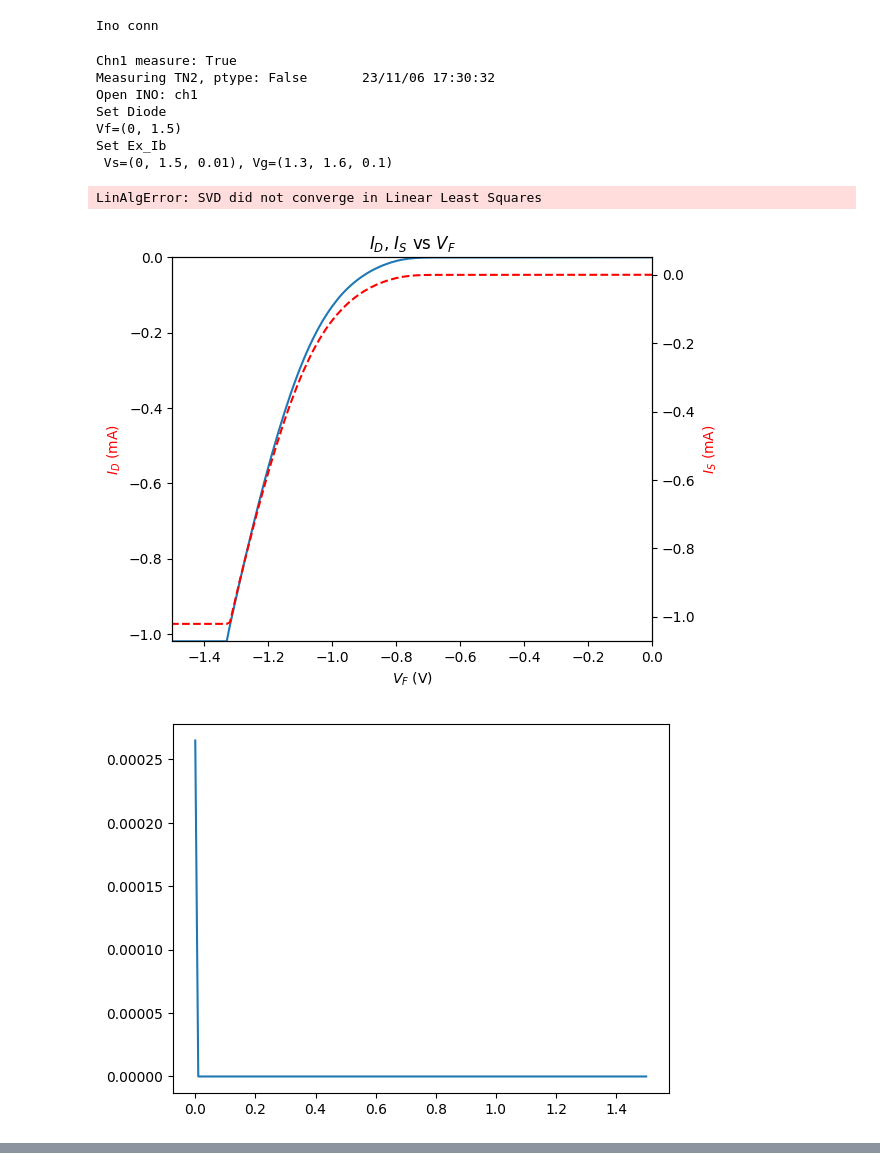
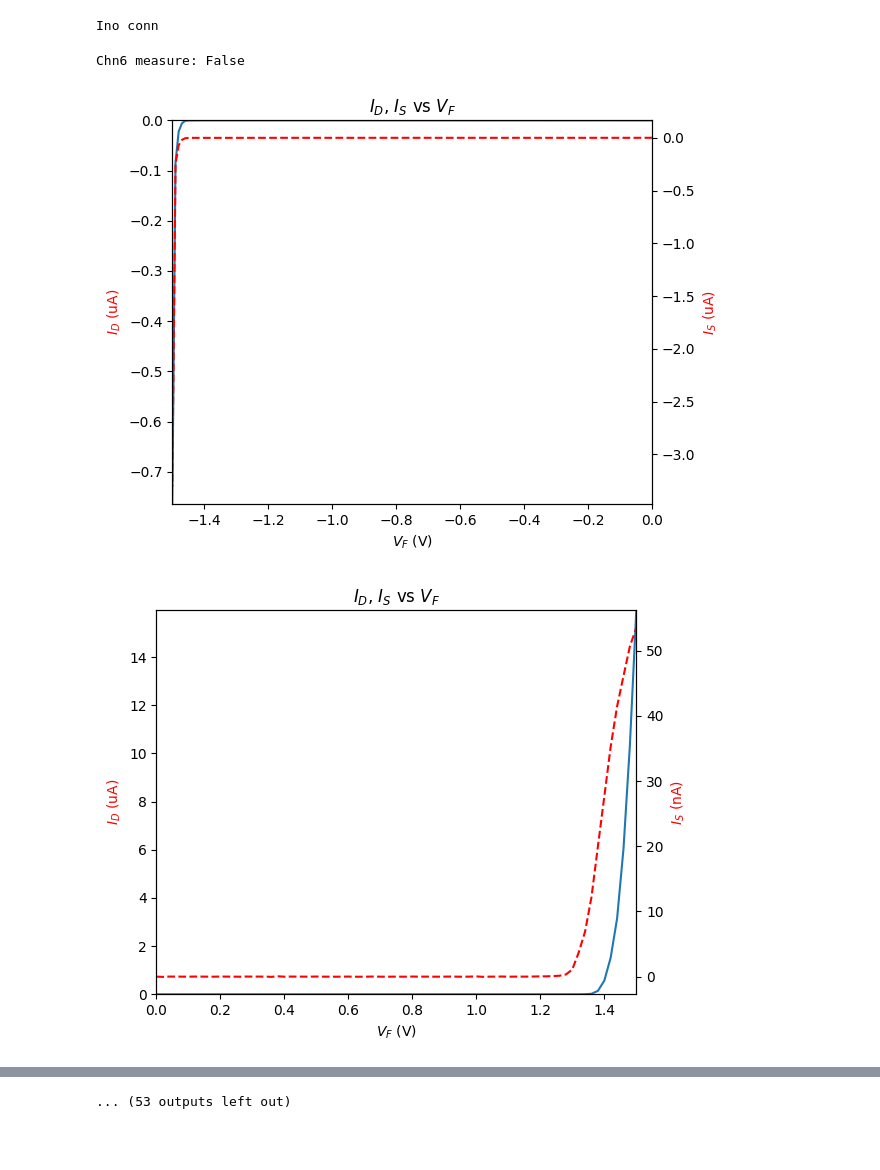
Before and after one commit to lszucchi/HPIB, a Jupyter notebook: LoopNotebook.ipynb, the cells around one changed output, grey strips where cells are left out. Drawn from its saved outputs; the diff is of its cells as text; code cells hidden in the pictures; blank space fills up the shorter version.

```diff
--- a/LoopNotebook.ipynb
+++ b/LoopNotebook.ipynb
@@ -11,43 +10,29 @@ print("Ino conn")
 # %% [output]
 Ino conn
 # %%
-ChnSelect = [True, False, False, False, False, False]
-ChnPrefix=['TN2', 'TP6', '', 'TP10', 'TP1','']
+ChnSelect = [True, False, False, True, False, False]
+ChnPrefix=['TN4', '', '', 'TP9', '','']
 ptype= [False, True, True, True, True, True]
 # %%
-for i in range(1):
+for i in range(32):
     clear_output(wait=True)
 
     progress="Waiting"
-
-    for j in range(60):
-        if datetime.datetime.now().time().minute%30 == 0: break
-        if j%2==0:
-            clear_output(wait=True)
-            print(f"Waiting {datetime.datetime.now().strftime('%H:%M')}")
-        time.sleep(30)
 
     print(f"Measurement: {i+1}")
     start=datetime.datetime.now().strftime("%y%m%d %H-%M")
 
     for n, Chn in enumerate(ChnSelect):
         clear_output(wait=True)
         print(f"Chn{n+1} measure: {Chn}")
         if Chn:
             printf(f"Measuring {ChnPrefix[n]}, ptype: {ptype[n]}       {datetime.datetime.now().strftime('%y/%m/%d %H:%M:%S')}", start, True)
             INO.opench(n+1)
             loop(ChnPrefix[n], ptype[n], start)
             printf('', start, True)
 
     now=datetime.datetime.now().strftime("%y/%m/%d %H:%M:%S")
 # %% [output]
-Chn1 measure: True
-Measuring TN2, ptype: False       23/11/06 17:30:32
-Open INO: ch1
-Set Diode
-Vf=(0, 1.5)
-Set Ex_Ib
- Vs=(0, 1.5, 0.01), Vg=(1.3, 1.6, 0.1)
+Chn6 measure: False
-LinAlgError: SVD did not converge in Linear Least Squares
-[figure, old version]
+[figure, new version]
-[figure, old version]
+[figure, new version]
@@ -53,0 +48 @@ LinAlgError: SVD did not converge in Linear Least Squares
+... (53 outputs left out)
```
Also changed, not shown: parts of 3 cells of this notebook, 16 other files.
